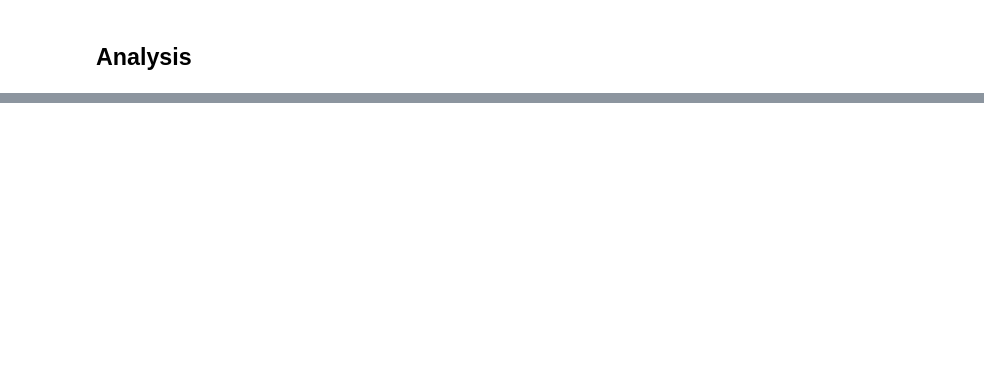
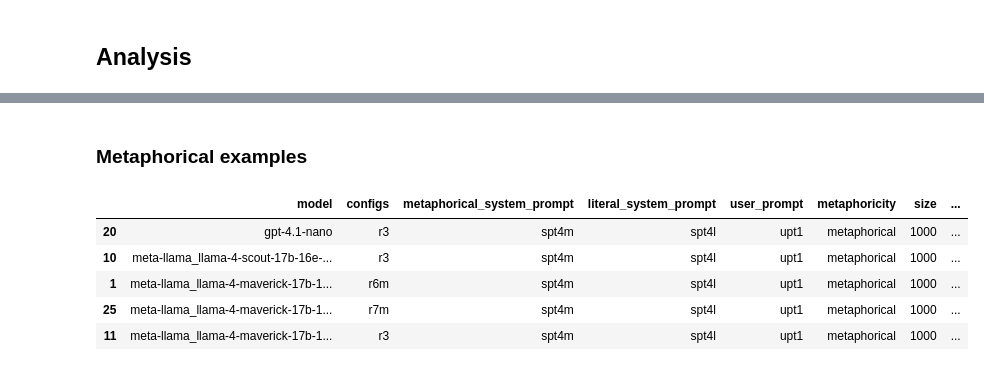
Before and after one commit to LALIC-UFSCar/Meta4XNLI-PTBR, a Jupyter notebook: analyze_translation_metrics.ipynb, the cells around one changed output, grey strips where cells are left out. Saved outputs shown, nothing was run; the diff lists cells and outputs as text; code cells hidden in the pictures; blank space fills up the shorter version.

```diff
--- a/analyze_translation_metrics.ipynb
+++ b/analyze_translation_metrics.ipynb
@@ -77,0 +184,12 @@ df
+# %% [markdown]
+### Metaphorical examples
+# %%
+with pd.option_context('display.max_colwidth', None):
+    display(df[df.metaphoricity.eq('metaphorical')][display_columns].sort_values('mean', ascending=False).head(5))
+# %% [output]
+|  | model | configs | metaphorical_system_prompt | literal_system_prompt | user_prompt | metaphoricity | size | ... |
+| 20 | gpt-4.1-nano | r3 | spt4m | spt4l | upt1 | metaphorical | 1000 | ... |
+| 10 | meta-llama_llama-4-scout-17b-16e-... | r3 | spt4m | spt4l | upt1 | metaphorical | 1000 | ... |
+| 1 | meta-llama_llama-4-maverick-17b-1... | r6m | spt4m | spt4l | upt1 | metaphorical | 1000 | ... |
+| 25 | meta-llama_llama-4-maverick-17b-1... | r7m | spt4m | spt4l | upt1 | metaphorical | 1000 | ... |
+| 11 | meta-llama_llama-4-maverick-17b-1... | r3 | spt4m | spt4l | upt1 | metaphorical | 1000 | ... |
```
Also changed, not shown: parts of 11 cells of this notebook, 1 other file.
